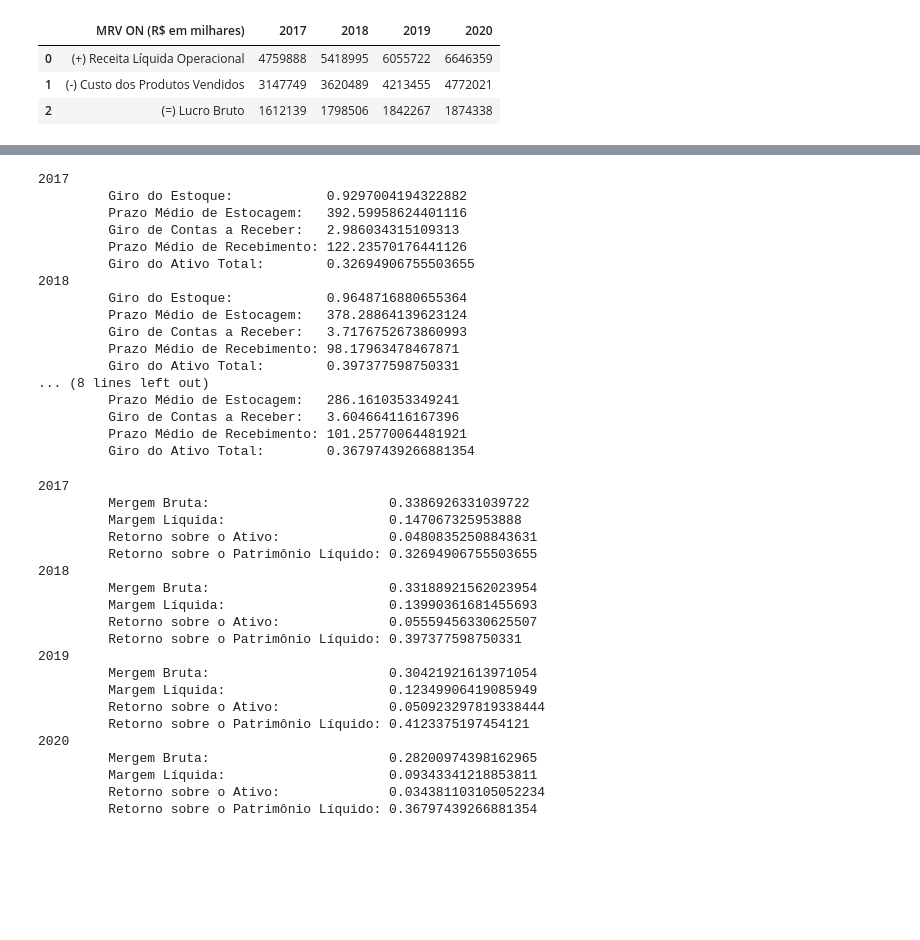
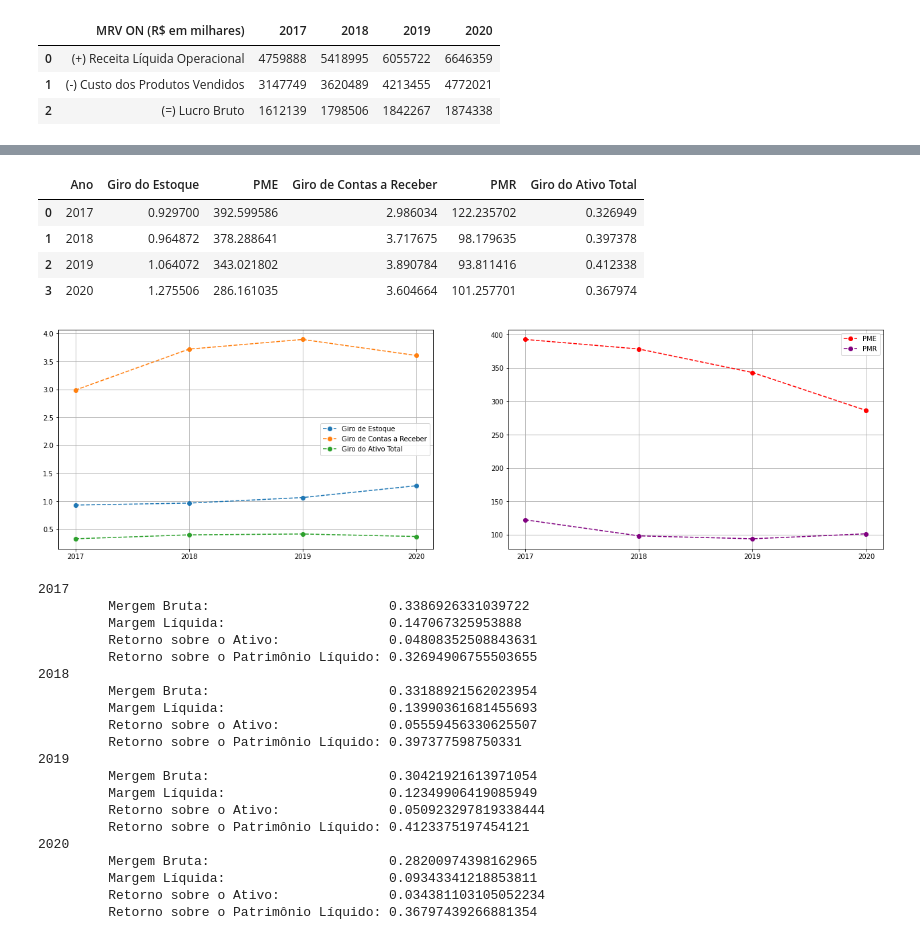
Before and after one commit to pedrotramos/Analise-MRV, a Jupyter notebook: APS.ipynb, the cells around one changed output, grey strips where cells are left out. Saved outputs shown, nothing was run; the diff lists cells and outputs as text; code cells hidden in the pictures; blank space fills up the shorter version.

```diff
--- a/APS.ipynb
+++ b/APS.ipynb
@@ -171,5 +207,4 @@ for i in range(len(years)):
 # %%
-# Indicadores de gestão de ativos ou de giro:
 years = [2017, 2018, 2019, 2020]
 
 giroEstoque = []
@@ -180,19 +215,19 @@ giroAtivoTotal = []
 
 for i in years:
     CMV = getValue(DRE, '(-) Custo dos Produtos Vendidos', i)
-    estoque = getValue(BP, 'Estoques', i)
+    estoque = getValue(BP, 'Estoques CP', i)
 
-    giroEstoque_ = CMV/estoque
-    PME_ = 365/giroEstoque_
+    giroEstoque_ = CMV / estoque
+    PME_ = 365 / giroEstoque_
 
     vendas = getValue(DRE, '(+) Receita Líquida Operacional', i)
-    contasAReceber = getValue(BP, 'Contas a Receber', i)
-    giroContasAReceber_ = vendas/contasAReceber
+    contasAReceber = getValue(BP, 'Contas a Receber CP', i)
+    giroContasAReceber_ = vendas / contasAReceber
 
     PMR_ = 365/giroContasAReceber_
 
     ativoTotal = getValue(BP, 'Ativo Total', i)
-    giroAtivoTotal_ = vendas/ativoTotal
+    giroAtivoTotal_ = vendas / ativoTotal
 
     giroEstoque.append(giroEstoque_)
     PME.append(PME_)
@@ -200,38 +235,38 @@ for i in years:
     PMR.append(PMR_)
     giroAtivoTotal.append(giroAtivoTotal_)
 
-for i in range(len(years)):
-    print(years[i])
-    print(f"\t Giro do Estoque:            {giroEstoque[i]}")
-    print(f"\t Prazo Médio de Estocagem:   {PME[i]}")
-    print(f"\t Giro de Contas a Receber:   {giroContasAReceber[i]}")
-    print(f"\t Prazo Médio de Recebimento: {PMR[i]}")
-    print(f"\t Giro do Ativo Total:        {giroAtivoTotal[i]}")
+gestaoAtivos = pd.DataFrame()
 
-# plotar graficos
-# plt.plot(years, liquidezCorrente, 'o--', label="Liquidez Corrente")
-# plt.xticks(years)
-# plt.title("Indicadores de Solvência de Curto Prazo")
-# plt.legend()
-# plt.show()
+gestaoAtivos["Ano"] = years
+gestaoAtivos["Giro do Estoque"] = giroEstoque
+gestaoAtivos["PME"] = PME
+gestaoAtivos["Giro de Contas a Receber"] = giroContasAReceber
+gestaoAtivos["PMR"] = PMR
+gestaoAtivos["Giro do Ativo Total"] = giroAtivoTotal
+
+gestaoAtivos
 # %% [output]
-2017
-         Giro do Estoque:            0.9297004194322882
-         Prazo Médio de Estocagem:   392.59958624401116
-         Giro de Contas a Receber:   2.986034315109313
-         Prazo Médio de Recebimento: 122.23570176441126
-         Giro do Ativo Total:        0.32694906755503655
-2018
-         Giro do Estoque:            0.9648716880655364
-         Prazo Médio de Estocagem:   378.28864139623124
-         Giro de Contas a Receber:   3.7176752673860993
-         Prazo Médio de Recebimento: 98.17963478467871
-         Giro do Ativo Total:        0.397377598750331
-... (8 lines left out)
-         Prazo Médio de Estocagem:   286.1610353349241
-         Giro de Contas a Receber:   3.604664116167396
-         Prazo Médio de Recebimento: 101.25770064481921
-         Giro do Ativo Total:        0.36797439266881354
+|  | Ano | Giro do Estoque | PME | Giro de Contas a Receber | PMR | Giro do Ativo Total |
+| 0 | 2017 | 0.929700 | 392.599586 | 2.986034 | 122.235702 | 0.326949 |
+| 1 | 2018 | 0.964872 | 378.288641 | 3.717675 | 98.179635 | 0.397378 |
+| 2 | 2019 | 1.064072 | 343.021802 | 3.890784 | 93.811416 | 0.412338 |
+| 3 | 2020 | 1.275506 | 286.161035 | 3.604664 | 101.257701 | 0.367974 |
+# %%
+fig, (ax1, ax2) = plt.subplots(nrows=1, ncols=2, figsize=(22, 6))
+ax1.plot(years, giroEstoque, 'o--', label="Giro de Estoque")
+ax1.plot(years, giroContasAReceber, 'o--', label="Giro de Contas a Receber")
+ax1.plot(years, giroAtivoTotal, 'o--', label="Giro do Ativo Total")
+ax1.set_xticks(years)
+ax1.grid(True)
+ax1.legend()
+ax2.plot(years, PME, 'o--', label="PME", color="red")
+ax2.plot(years, PMR, 'o--', label="PMR", color="purple")
+ax2.set_xticks(years)
+ax2.grid(True)
+ax2.legend()
+plt.show()
+# %% [output]
+[figure, added]
 # %%
 # Indicadores de lucratividade:
 years = [2017, 2018, 2019, 2020]
```
Also changed, not shown: parts of 16 cells of this notebook, 1 other file.
